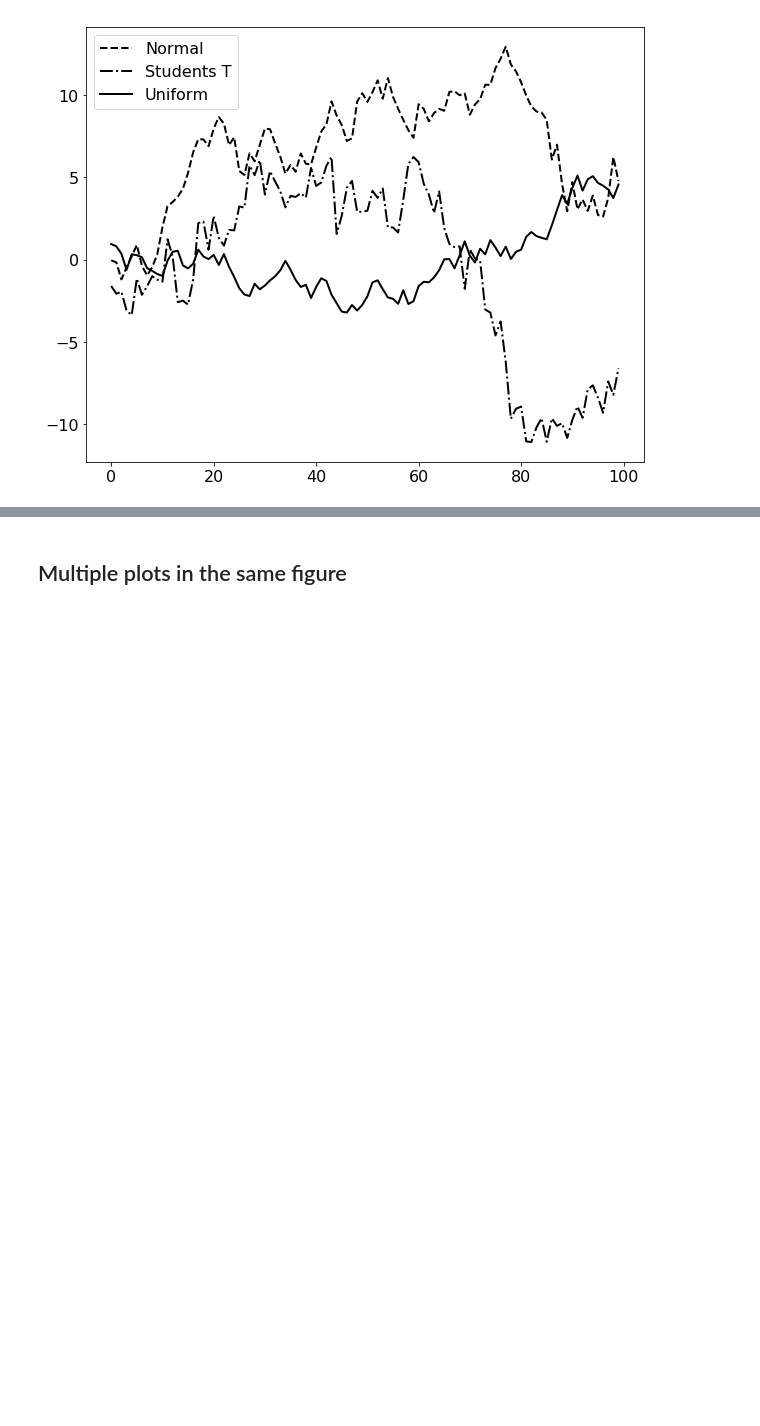
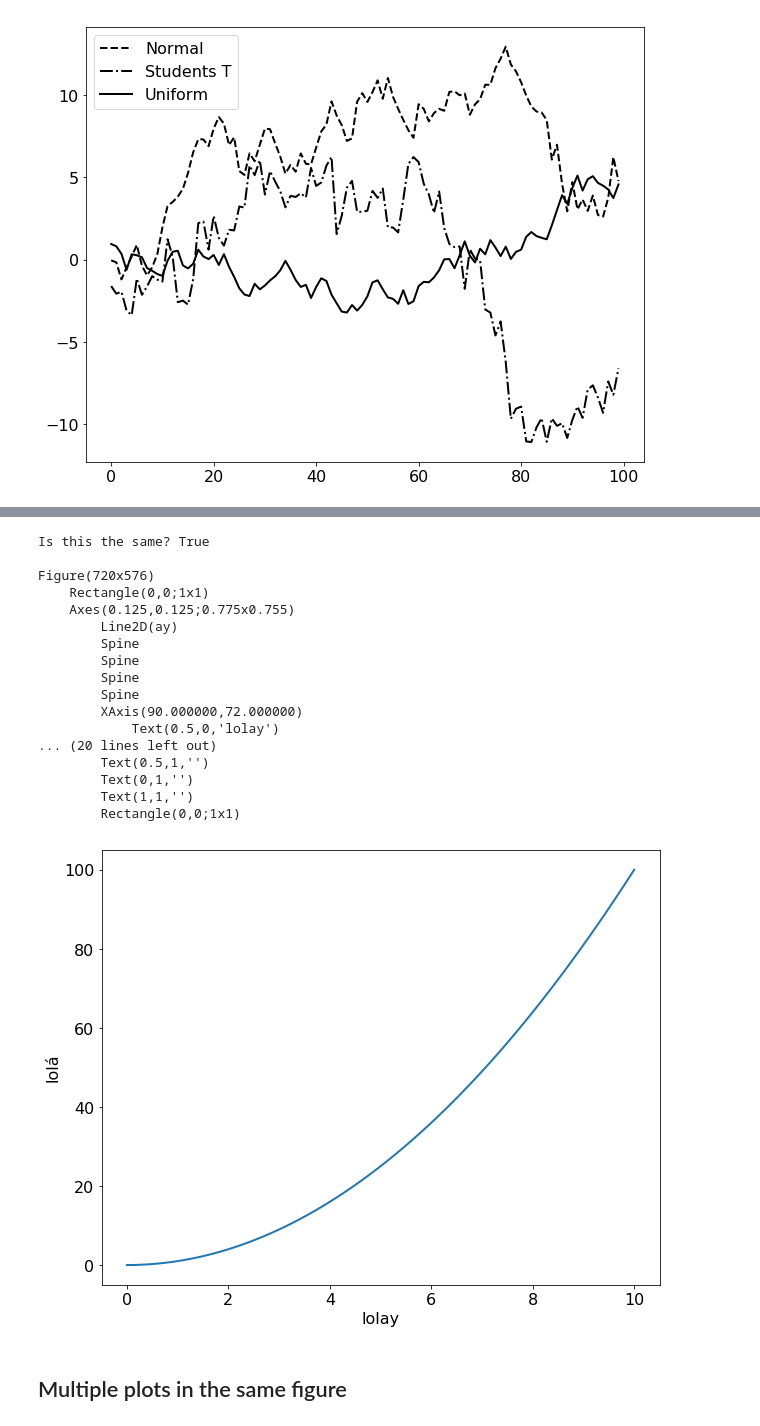
Before and after one commit to ftorradeflot/PythonMasterIFAE, a Jupyter notebook: matplotlib.ipynb, the cells around one changed output, grey strips where cells are left out. Drawn from its saved outputs; the diff is of its cells as text; code cells hidden in the pictures; blank space fills up the shorter version.

Commit message:
Add some more content: Artists layer

```diff
--- a/matplotlib.ipynb
+++ b/matplotlib.ipynb
@@ -330,3 +343,45 @@ To achieve the manipulation and rendering of this objects, matplotlib is structu
+# %%
+x = np.linspace(0, 10, 100)
+y = x**2
+plt.plot(x, y, label='ay')
+plt.xlabel('lolay')
+plt.ylabel('lolá')
+
+fig = plt.gcf()
+ax = plt.gca()
+print('Is this the same? {}\n'.format(ax == fig.get_children()[1]))
+
+# import the artist class from matplotlib
+from matplotlib.artist import Artist
+
+def rec_gc(art, depth=0, max_depth=8):
+    if depth < max_depth and isinstance(art, Artist):
+        # increase the depth for pretty printing
+        print("  " * depth + str(art))
+        for child in art.get_children():
+            rec_gc(child, depth+2)
+
+# Call this function on the legend artist to see what the legend is made up of
+rec_gc(fig)
+# %% [output]
+Is this the same? True
+
+Figure(720x576)
+    Rectangle(0,0;1x1)
+    Axes(0.125,0.125;0.775x0.755)
+        Line2D(ay)
+        Spine
+        Spine
+        Spine
+        Spine
+        XAxis(90.000000,72.000000)
+            Text(0.5,0,'lolay')
+... (20 lines left out)
+        Text(0.5,1,'')
+        Text(0,1,'')
+        Text(1,1,'')
+        Rectangle(0,0;1x1)
+[figure, added]
 # %% [markdown]
 <a id=multiple_plots></a>
 ## Multiple plots in the same figure
```
Also changed, not shown: parts of 2 cells of this notebook, 2 other files.
